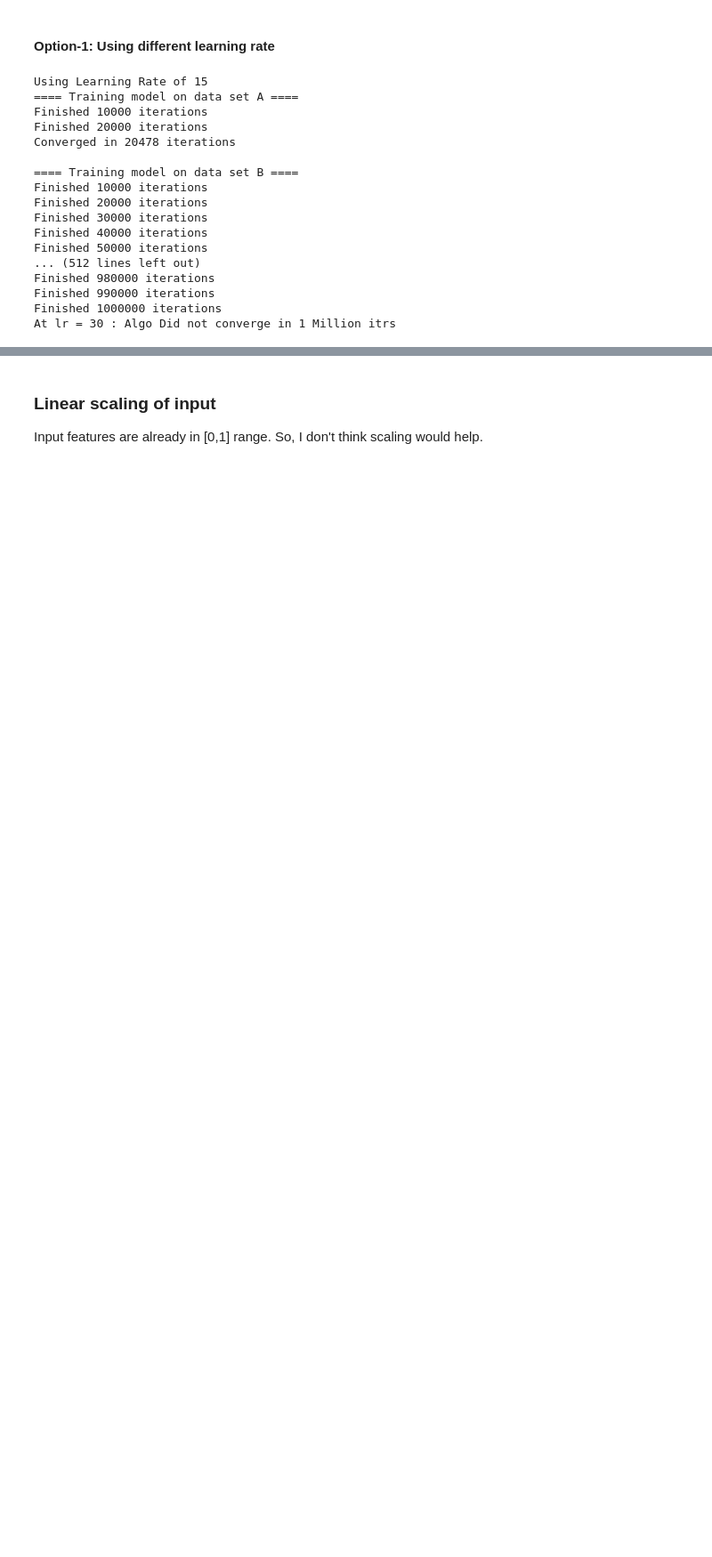
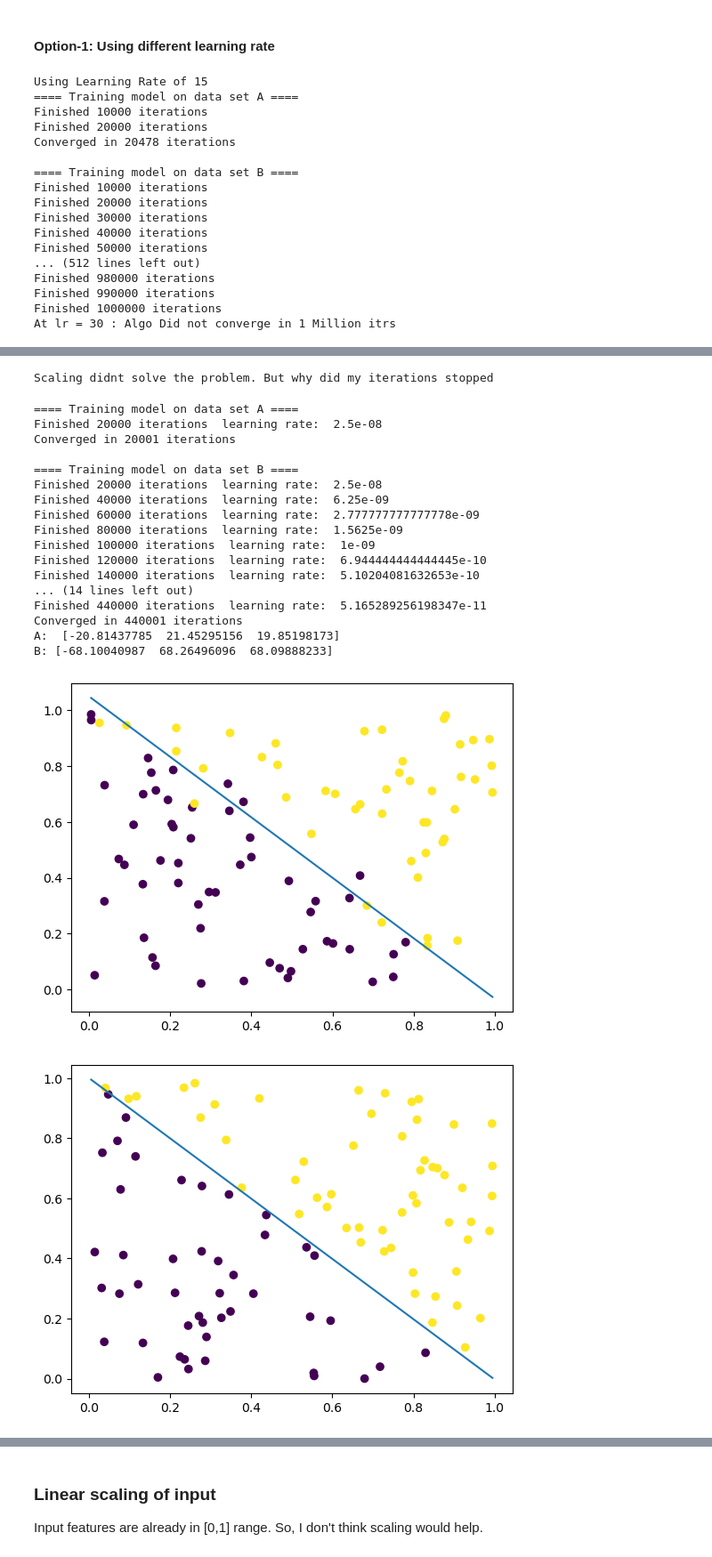
Before and after one commit to mgupta70/CS229_ML_2018, a Jupyter notebook: PS2/PS2_Q1.ipynb, the cells around one changed output, grey strips where cells are left out. Shown: that part at 89% size. Saved outputs shown, nothing was run; the diff lists cells and outputs as text; code cells hidden in the pictures; blank space fills up the shorter version.

```diff
--- a/PS2/PS2_Q1.ipynb
+++ b/PS2/PS2_Q1.ipynb
@@ -178,22 +297,66 @@ At lr = 30 : Algo Did not converge in 1 Million itrs
+# %%
+print('Weight decay v1 didnt solve the problem.')
+print('Weight decay v2 seemed to solve the problem. But still the iterations are large. Lets do another trial' )
+# %% [output]
+Scaling didnt solve the problem. But why did my iterations stopped
 # %%
-def logistic_regression_weight_decay(X, Y, lr=10):
-    """Train a logistic regression model."""
+def logistic_regression_weight_decay_v2_2(X, Y):
+    """Train a logistic regression model with weight decay at every 20000 iterations."""
     m, n = X.shape
     theta = np.zeros(n)
-    learning_rate = lr
+    learning_rate = 10
 
     i = 0
     while True:
         i += 1
         prev_theta = theta
         grad = calc_grad(X, Y, theta)
-        theta = theta - learning_rate/i**2 * grad
-        if i % 10000 == 0:
-            print('Finished %d iterations' % i)
+        theta = theta - learning_rate * grad
+        if i % 20000 == 0:
+            learning_rate= 10/i**2
+            print('Finished %d iterations' % i, ' learning rate: ', learning_rate)
         if i==1000000:
-            print('At lr = {} : Algo Did not converge in 1 Million itrs'.format(lr))
+            print('At lr = {} : Algo Did not converge in 1 Million itrs'.format(learning_rate))
             break
         if np.linalg.norm(prev_theta - theta) < 1e-15:
             print('Converged in %d iterations' % i)
             break
-    return
+    return theta
+
+
+
+print('==== Training model on data set A ====')
+Xa, Ya = util.load_csv('data/ds1_a.csv', add_intercept=True)
+theta_a = logistic_regression_weight_decay_v2_2(Xa, Ya)
+
+print('\n==== Training model on data set B ====')
+Xb, Yb = util.load_csv('data/ds1_b.csv', add_intercept=True)
+theta_b = logistic_regression_weight_decay_v2_2(Xb, Yb)
+
+print('A: ', theta_a)
+
+plot_data(Xa,Ya,theta_a)
+
+print('B:', theta_b)
+
+plot_data(Xb,Yb,theta_b)
+# %% [output]
+==== Training model on data set A ====
+Finished 20000 iterations  learning rate:  2.5e-08
+Converged in 20001 iterations
+
+==== Training model on data set B ====
+Finished 20000 iterations  learning rate:  2.5e-08
+Finished 40000 iterations  learning rate:  6.25e-09
+Finished 60000 iterations  learning rate:  2.777777777777778e-09
+Finished 80000 iterations  learning rate:  1.5625e-09
+Finished 100000 iterations  learning rate:  1e-09
+Finished 120000 iterations  learning rate:  6.944444444444445e-10
+Finished 140000 iterations  learning rate:  5.10204081632653e-10
+... (14 lines left out)
+Finished 440000 iterations  learning rate:  5.165289256198347e-11
+Converged in 440001 iterations
+A:  [-20.81437785  21.45295156  19.85198173]
+B: [-68.10040987  68.26496096  68.09888233]
+[figure, added]
+[figure, added]
```
Also changed, not shown: parts of 12 cells of this notebook.
